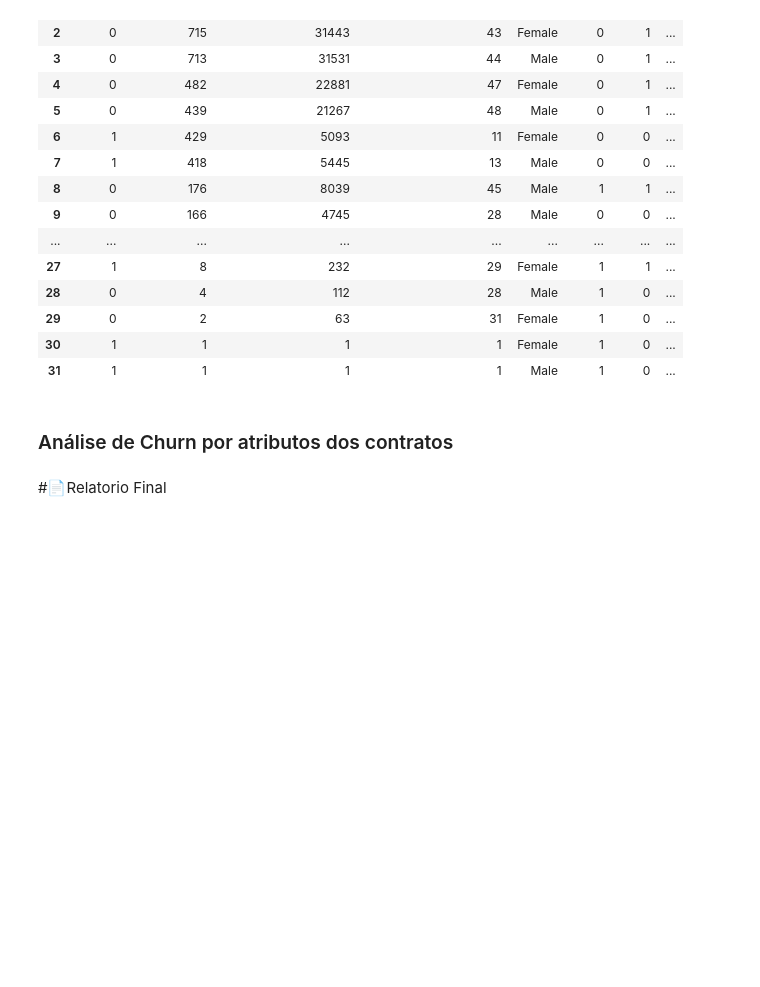
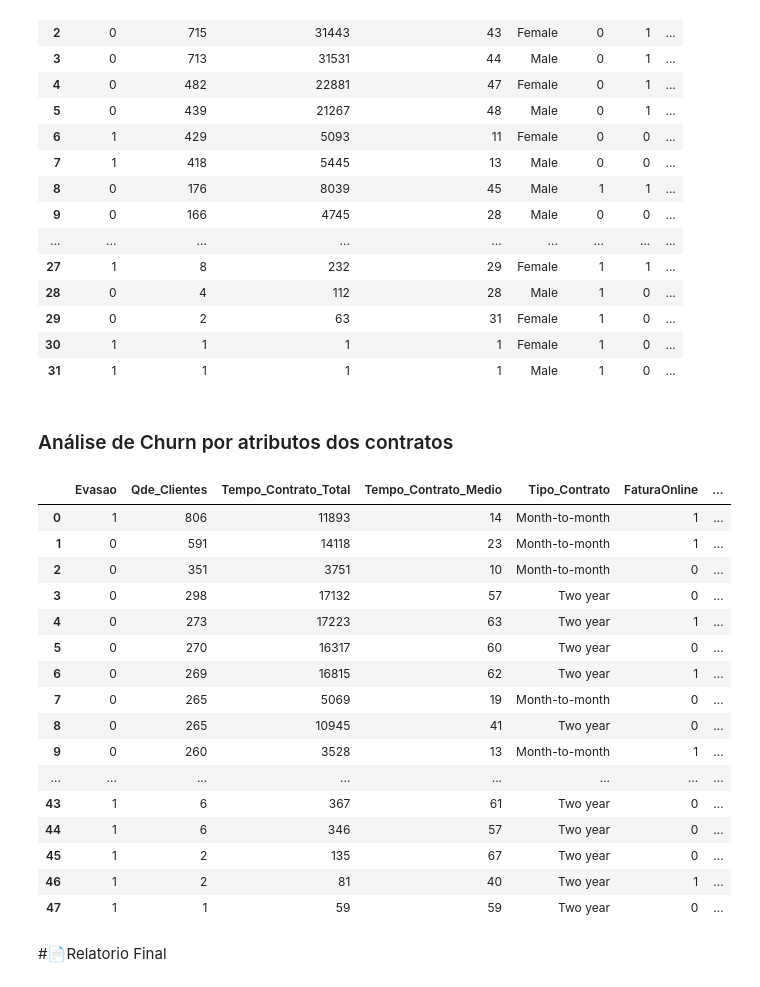
Before and after one commit to mauricioaalmeida/ONE-TelecomX, a Jupyter notebook: TelecomX_BR.ipynb, the cells around one changed output. Cells and saved outputs as stored; diff of their text form; code cells hidden in the pictures; blank space fills up the shorter version.

```diff
--- a/TelecomX_BR.ipynb
+++ b/TelecomX_BR.ipynb
@@ -801,20 +816,50 @@ ouro_Evasao_Cliente
 | 31 | 1 | 1 | 1 | 1 | Male | 1 | 0 | ... |
 # %% [markdown]
 ### Análise de Churn por atributos dos contratos
-# %%
-query = """
-  SELECT gender, sum(tenure) FROM dim_contratos as c
-  INNER JOIN fato_servicos as s ON c.customerID = s.customerID
-  INNER JOIN dim_tipos_servicos as ts ON s.ID_services = ts.ID_services
-  INNER JOIN fato_gastos as g ON c.customerID = g.customerID
-  A
-"""
-with engine.connect() as conn:
-    result = conn.execute(text(query))
-    conn.commit()
-
-    for row in result:
-        print(row)
+# %%
+query = """
+  SELECT Churn as Evasao, count(c.ID_Cliente) as Qde_Clientes, sum(Tempo_Contrato) as Tempo_Contrato_Total,
+  sum(Tempo_Contrato)/count(c.ID_Cliente) as Tempo_Contrato_Medio,
+  -- genero, idoso, casal, dependentes
+  Tipo_Contrato, FaturaOnline, Forma_Pagto,
+  sum(Conta_Mensal) as Gasto_Mensal, sum(Conta_Total) as Gasto_Total, sum(Conta_Diarias) as Gasto_Diarias,
+  sum(conta_Diarias)/count(c.ID_Cliente) As Media_Gasto_Dia,
+  sum(conta_Mensal)/count(c.ID_Cliente) As Media_Gasto_Mes,
+  sum(conta_Total)/count(c.ID_Cliente) As Media_Gasto_Total
+  FROM dim_contratos as c
+  -- INNER JOIN dim_clientes as c ON cont.ID_Cliente = c.ID_Cliente
+  INNER JOIN fato_gastos as g ON c.ID_Cliente = g.ID_Cliente
+  GROUP BY Churn,
+  c.Tipo_Contrato, c.FaturaOnline, c.Forma_Pagto
+  --   c.Genero, c.Idoso, c.Casal, c.Dependentes
+  ORDER by Qde_Clientes DESC
+
+"""
+with engine.connect() as conn:
+    result = conn.execute(text(query))
+    conn.commit()
+
+ouro_Evasao_Contrato = pd.DataFrame(result.fetchall(), columns=result.keys())
+ouro_Evasao_Contrato.to_parquet('data/ouro/DW_Evasao_Contrato.parquet')
+ouro_Evasao_Contrato
+# %% [output]
+|  | Evasao | Qde_Clientes | Tempo_Contrato_Total | Tempo_Contrato_Medio | Tipo_Contrato | FaturaOnline | ... |
+| 0 | 1 | 806 | 11893 | 14 | Month-to-month | 1 | ... |
+| 1 | 0 | 591 | 14118 | 23 | Month-to-month | 1 | ... |
+| 2 | 0 | 351 | 3751 | 10 | Month-to-month | 0 | ... |
+| 3 | 0 | 298 | 17132 | 57 | Two year | 0 | ... |
+| 4 | 0 | 273 | 17223 | 63 | Two year | 1 | ... |
+| 5 | 0 | 270 | 16317 | 60 | Two year | 0 | ... |
+| 6 | 0 | 269 | 16815 | 62 | Two year | 1 | ... |
+| 7 | 0 | 265 | 5069 | 19 | Month-to-month | 0 | ... |
+| 8 | 0 | 265 | 10945 | 41 | Two year | 0 | ... |
+| 9 | 0 | 260 | 3528 | 13 | Month-to-month | 1 | ... |
+| ... | ... | ... | ... | ... | ... | ... | ... |
+| 43 | 1 | 6 | 367 | 61 | Two year | 0 | ... |
+| 44 | 1 | 6 | 346 | 57 | Two year | 0 | ... |
+| 45 | 1 | 2 | 135 | 67 | Two year | 0 | ... |
+| 46 | 1 | 2 | 81 | 40 | Two year | 1 | ... |
+| 47 | 1 | 1 | 59 | 59 | Two year | 0 | ... |
 # %%
 colunas_traduzidas = ['ID_Cliente', 'Churn', 'Genero', 'Idoso', 'Casal', 'Dependentes', 'Tempo_Contrato', 'Servico_Telefone', 'Servico_MultiplasLinhas', 'Servico_Internet', 'Opt_OnlineSecurity',
                       'Opt_OnlineBackup', 'Opt_DeviceProtection', 'Opt_TechSupport', 'Opt_StreamingTV', 'Opt_StreamingMovies', 'Tipo_Contrato', 'FaturaOnline',
```
Also changed, not shown: parts of 18 cells of this notebook.
